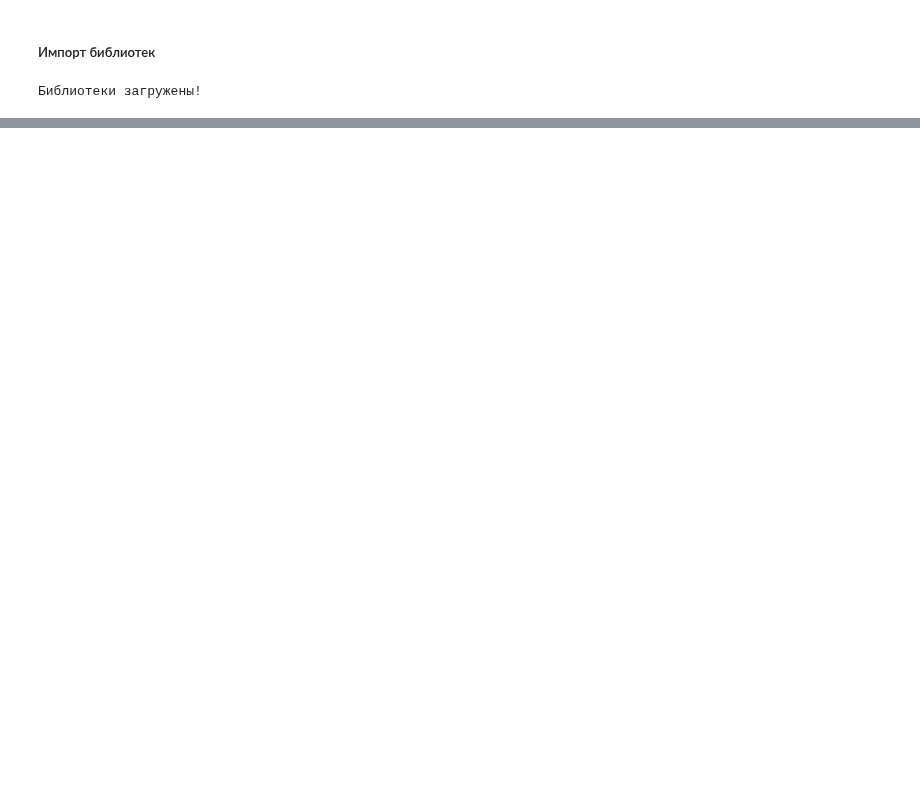
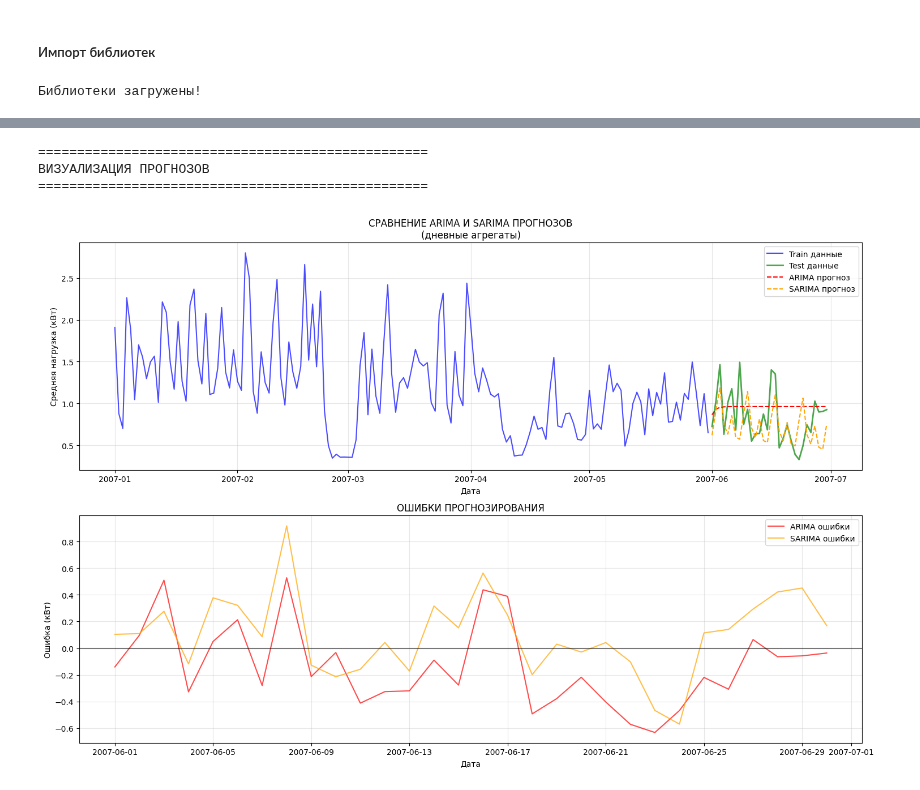
Before and after one commit to pogodaa/ML_cursovaya, a Jupyter notebook: model_not_valid.ipynb, the cells around one changed output, grey strips where cells are left out. Cells and saved outputs as stored; diff of their text form; code cells hidden in the pictures; blank space fills up the shorter version.

Commit message:
model

```diff
--- a/model_not_valid.ipynb
+++ b/model_not_valid.ipynb
@@ -1402,11 +29,0 @@ print(f"\nВСЁ ЗАВЕРШЕНО! Лучшая модель: {best_model} (MA
-# %%
-# Сохраняем имена признаков
-feature_names = X_train.columns.tolist()
-print(f"Сохраняем {len(feature_names)} признаков")
-
-# Сохраняем в файл
-import json
-with open('models/feature_names.json', 'w', encoding='utf-8') as f:
-    json.dump(feature_names, f, ensure_ascii=False, indent=2)
-
-print("Имена признаков сохранены в models/feature_names.json")
@@ -1415,0 +813,47 @@ print("Имена признаков сохранены в models/feature_names.
+# %%
+# ===== ВИЗУАЛИЗАЦИЯ РЕЗУЛЬТАТОВ =====
+print("\n" + "="*50)
+print("ВИЗУАЛИЗАЦИЯ ПРОГНОЗОВ")
+print("="*50)
+
+plt.figure(figsize=(15, 10))
+
+# График 1: Общий вид прогнозов
+plt.subplot(2, 1, 1)
+plt.plot(train_daily.index, train_daily.values, label='Train данные', color='blue', alpha=0.7)
+plt.plot(test_daily.index, test_daily.values, label='Test данные', color='green', alpha=0.7, linewidth=2)
+
+if arima_forecast is not None:
+    plt.plot(test_daily.index, arima_forecast, label='ARIMA прогноз', color='red', linestyle='--')
+if sarima_forecast is not None:
+    plt.plot(test_daily.index, sarima_forecast, label='SARIMA прогноз', color='orange', linestyle='--')
+
+plt.title('СРАВНЕНИЕ ARIMA И SARIMA ПРОГНОЗОВ\n(дневные агрегаты)')
+plt.xlabel('Дата')
+plt.ylabel('Средняя нагрузка (кВт)')
+plt.legend()
+plt.grid(True, alpha=0.3)
+
+# График 2: Ошибки прогнозов
+plt.subplot(2, 1, 2)
+if arima_forecast is not None and sarima_forecast is not None:
+    arima_errors = test_daily.values - arima_forecast
+    sarima_errors = test_daily.values - sarima_forecast
+
+    plt.plot(test_daily.index, arima_errors, label='ARIMA ошибки', color='red', alpha=0.7)
+    plt.plot(test_daily.index, sarima_errors, label='SARIMA ошибки', color='orange', alpha=0.7)
+    plt.axhline(y=0, color='black', linestyle='-', alpha=0.5)
+
+    plt.title('ОШИБКИ ПРОГНОЗИРОВАНИЯ')
+    plt.xlabel('Дата')
+    plt.ylabel('Ошибка (кВт)')
+    plt.legend()
+    plt.grid(True, alpha=0.3)
+
+plt.tight_layout()
+plt.show()
+# %% [output]
+==================================================
+ВИЗУАЛИЗАЦИЯ ПРОГНОЗОВ
+==================================================
+[figure, added]
```
Also changed, not shown: parts of 42 cells of this notebook, 5 other files.
